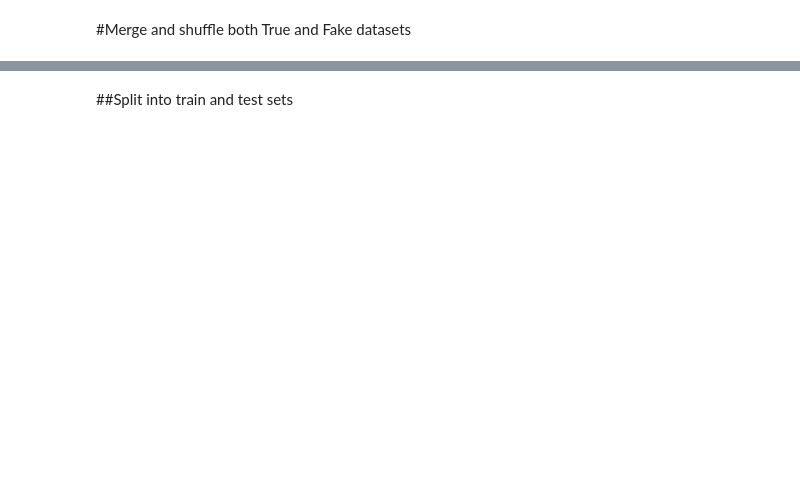
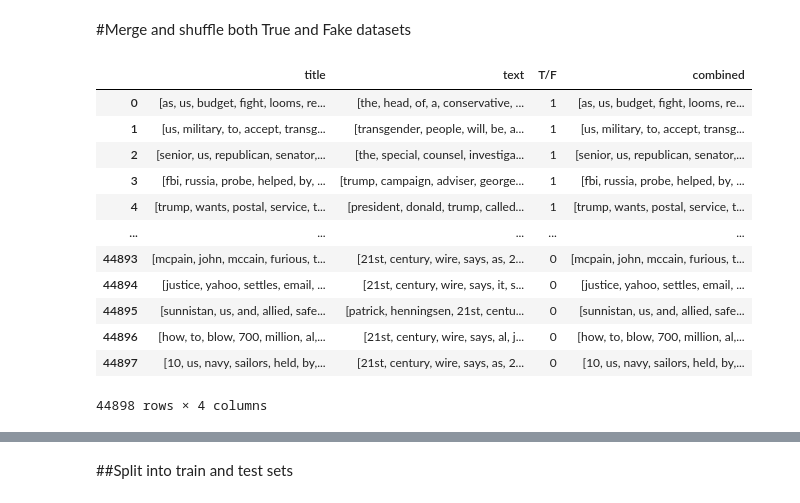
Before and after one commit to Ricky-790/Personal-Data-sci, a Jupyter notebook: files/RealFake_news.ipynb, the cells around one changed output, grey strips where cells are left out. Drawn from its saved outputs; the diff is of its cells as text; code cells hidden in the pictures; blank space fills up the shorter version.

```diff
--- a/files/RealFake_news.ipynb
+++ b/files/RealFake_news.ipynb
@@ -470,0 +427,11 @@ fake_news
+# %%
+import re
+true_news['text'] = true_news['text'].apply(lambda x: re.sub(r'[^\w\s]', '', x))
+fake_news['text'] = fake_news['text'].apply(lambda x: re.sub(r'[^\w\s]', '', x))
+true_news['text'] = true_news['text'].str.lower()
+fake_news['text'] = fake_news['text'].str.lower()
+
+true_news['title'] = true_news['title'].apply(lambda x: re.sub(r'[^\w\s]', '', x))
+fake_news['title'] = fake_news['title'].apply(lambda x: re.sub(r'[^\w\s]', '', x))
+true_news['title'] = true_news['title'].str.lower()
+fake_news['title'] = fake_news['title'].str.lower()
@@ -470,0 +440,3 @@ fake_news
+# %%
+true_news['combined']=true_news['title']+' '+true_news['text']
+fake_news['combined']=fake_news['title']+' '+fake_news['text']
@@ -470,0 +474,8 @@ fake_news
+# %%
+true_news['title'] = true_news['title'].apply(word_tokenize)
+true_news['text'] = true_news['text'].apply(word_tokenize)
+true_news['combined'] = true_news['combined'].apply(word_tokenize)
+
+fake_news['title'] = fake_news['title'].apply(word_tokenize)
+fake_news['text'] = fake_news['text'].apply(word_tokenize)
+fake_news['combined'] = fake_news['combined'].apply(word_tokenize)
@@ -471,2 +500,19 @@ fake_news
 # %% [markdown]
 #Merge and shuffle both True and Fake datasets
+# %%
+data = true_news.append(fake_news, ignore_index = True)
+data
+# %% [output]
+|  | title | text | T/F | combined |
+| 0 | [as, us, budget, fight, looms, re... | [the, head, of, a, conservative, ... | 1 | [as, us, budget, fight, looms, re... |
+| 1 | [us, military, to, accept, transg... | [transgender, people, will, be, a... | 1 | [us, military, to, accept, transg... |
+| 2 | [senior, us, republican, senator,... | [the, special, counsel, investiga... | 1 | [senior, us, republican, senator,... |
+| 3 | [fbi, russia, probe, helped, by, ... | [trump, campaign, adviser, george... | 1 | [fbi, russia, probe, helped, by, ... |
+| 4 | [trump, wants, postal, service, t... | [president, donald, trump, called... | 1 | [trump, wants, postal, service, t... |
+| ... | ... | ... | ... | ... |
+| 44893 | [mcpain, john, mccain, furious, t... | [21st, century, wire, says, as, 2... | 0 | [mcpain, john, mccain, furious, t... |
+| 44894 | [justice, yahoo, settles, email, ... | [21st, century, wire, says, it, s... | 0 | [justice, yahoo, settles, email, ... |
+| 44895 | [sunnistan, us, and, allied, safe... | [patrick, henningsen, 21st, centu... | 0 | [sunnistan, us, and, allied, safe... |
+| 44896 | [how, to, blow, 700, million, al,... | [21st, century, wire, says, al, j... | 0 | [how, to, blow, 700, million, al,... |
+| 44897 | [10, us, navy, sailors, held, by,... | [21st, century, wire, says, as, 2... | 0 | [10, us, navy, sailors, held, by,... |
+44898 rows × 4 columns
```
Also changed, not shown: parts of 54 cells of this notebook.
